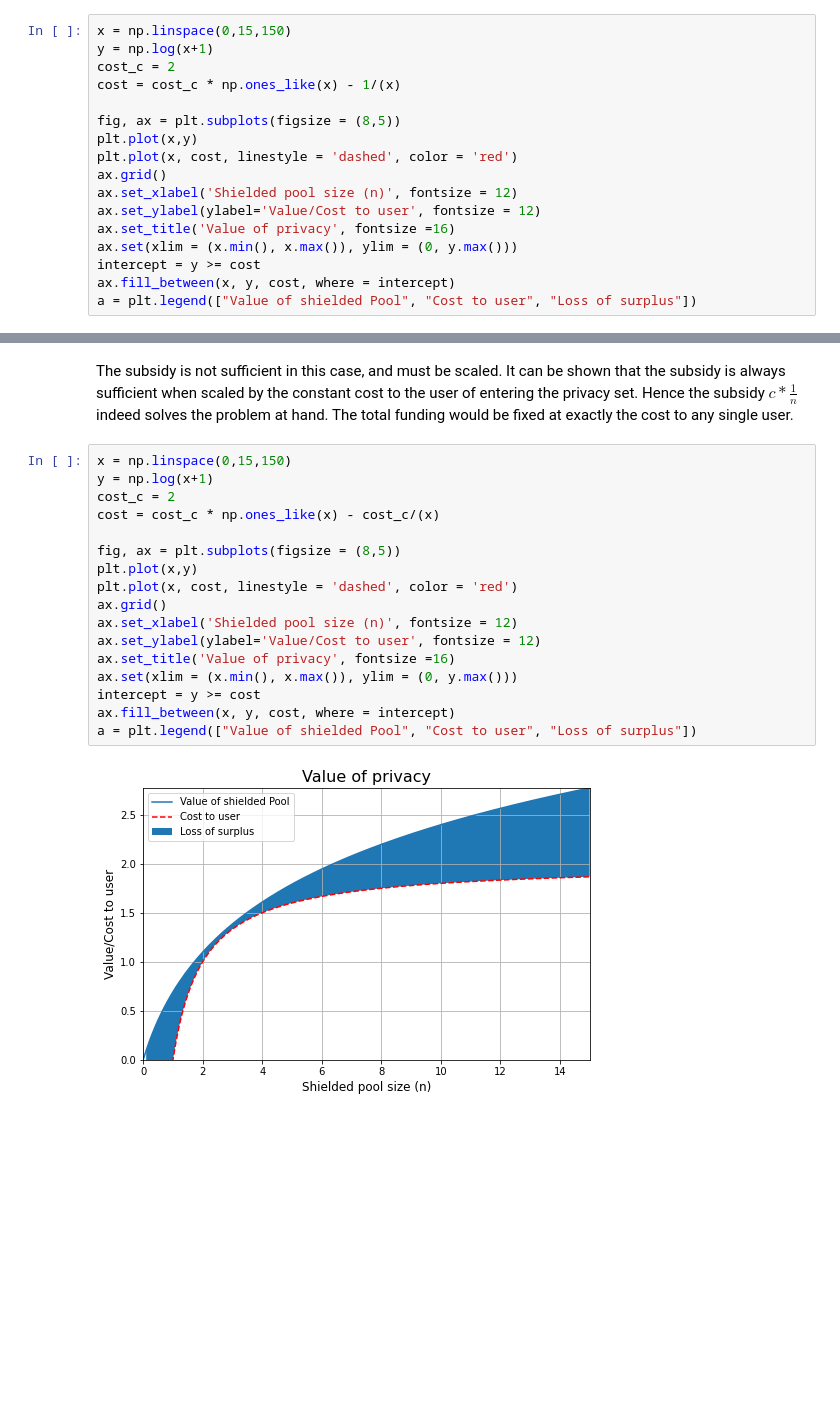
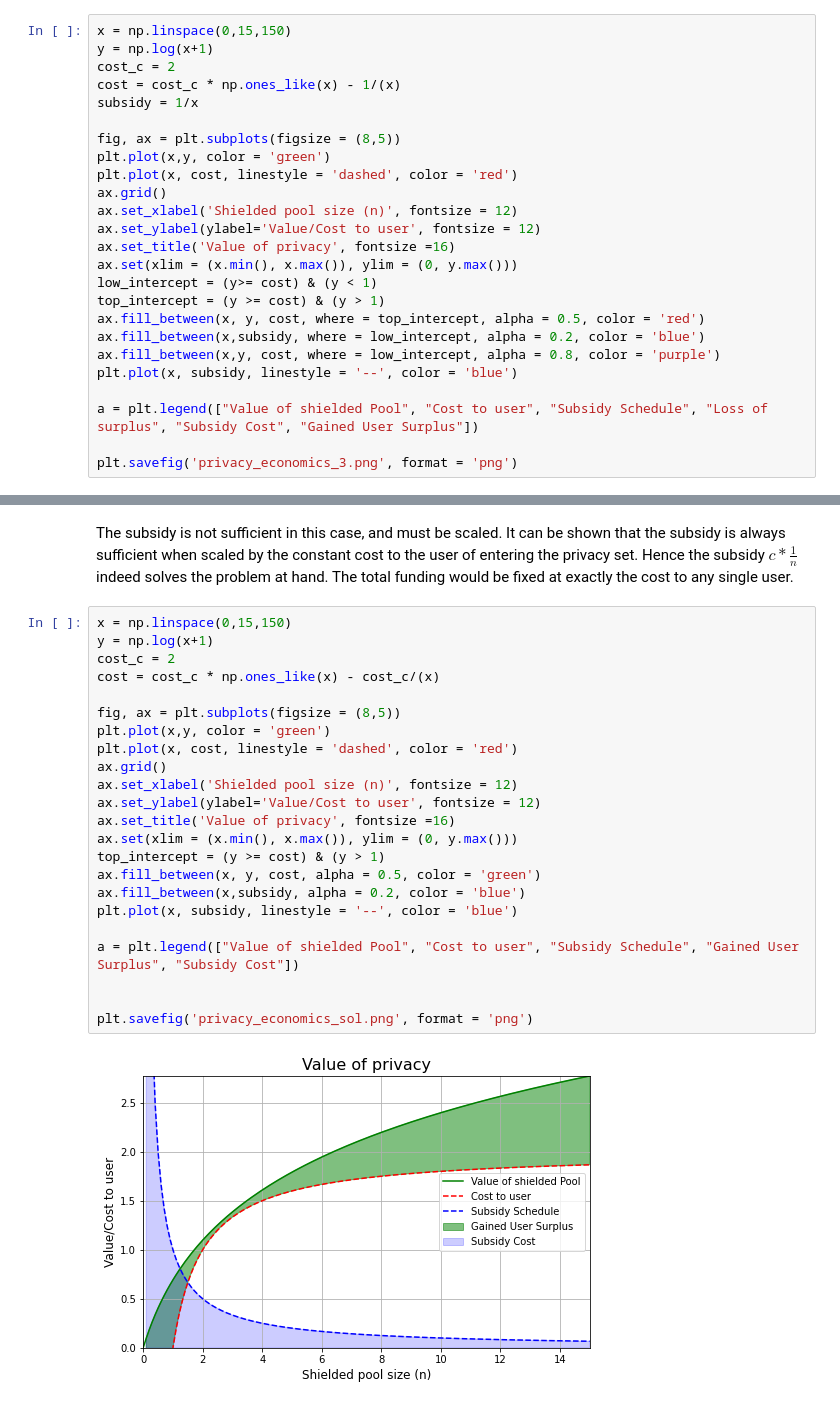
Before and after one commit to bengtlofgren/NamadaPaper, a Jupyter notebook: privacy_public_good.ipynb, the cells around one changed output, grey strips where cells are left out. Saved outputs shown, nothing was run; the diff lists cells and outputs as text; blank space fills up the shorter version.

```diff
--- a/privacy_public_good.ipynb
+++ b/privacy_public_good.ipynb
@@ -59,16 +59,24 @@ x = np.linspace(0,15,150)
 y = np.log(x+1)
 cost_c = 2
 cost = cost_c * np.ones_like(x) - 1/(x)
+subsidy = 1/x
 
 fig, ax = plt.subplots(figsize = (8,5))
-plt.plot(x,y)
+plt.plot(x,y, color = 'green')
 plt.plot(x, cost, linestyle = 'dashed', color = 'red')
 ax.grid()
 ax.set_xlabel('Shielded pool size (n)', fontsize = 12)
 ax.set_ylabel(ylabel='Value/Cost to user', fontsize = 12)
 ax.set_title('Value of privacy', fontsize =16)
 ax.set(xlim = (x.min(), x.max()), ylim = (0, y.max()))
-intercept = y >= cost
-ax.fill_between(x, y, cost, where = intercept)
-a = plt.legend(["Value of shielded Pool", "Cost to user", "Loss of surplus"])
+low_intercept = (y>= cost) & (y < 1)
+top_intercept = (y >= cost) & (y > 1)
+ax.fill_between(x, y, cost, where = top_intercept, alpha = 0.5, color = 'red')
+ax.fill_between(x,subsidy, where = low_intercept, alpha = 0.2, color = 'blue')
+ax.fill_between(x,y, cost, where = low_intercept, alpha = 0.8, color = 'purple')
+plt.plot(x, subsidy, linestyle = '--', color = 'blue')
+
+a = plt.legend(["Value of shielded Pool", "Cost to user", "Subsidy Schedule", "Loss of surplus", "Subsidy Cost", "Gained User Surplus"])
+
+plt.savefig('privacy_economics_3.png', format = 'png')
 # %% [output]
@@ -78,19 +86,25 @@ The subsidy is not sufficient in this case, and must be scaled. It can be shown
 # %%
 x = np.linspace(0,15,150)
 y = np.log(x+1)
 cost_c = 2
 cost = cost_c * np.ones_like(x) - cost_c/(x)
 
 fig, ax = plt.subplots(figsize = (8,5))
-plt.plot(x,y)
+plt.plot(x,y, color = 'green')
 plt.plot(x, cost, linestyle = 'dashed', color = 'red')
 ax.grid()
 ax.set_xlabel('Shielded pool size (n)', fontsize = 12)
 ax.set_ylabel(ylabel='Value/Cost to user', fontsize = 12)
 ax.set_title('Value of privacy', fontsize =16)
 ax.set(xlim = (x.min(), x.max()), ylim = (0, y.max()))
-intercept = y >= cost
-ax.fill_between(x, y, cost, where = intercept)
-a = plt.legend(["Value of shielded Pool", "Cost to user", "Loss of surplus"])
+top_intercept = (y >= cost) & (y > 1)
+ax.fill_between(x, y, cost, alpha = 0.5, color = 'green')
+ax.fill_between(x,subsidy, alpha = 0.2, color = 'blue')
+plt.plot(x, subsidy, linestyle = '--', color = 'blue')
+
+a = plt.legend(["Value of shielded Pool", "Cost to user", "Subsidy Schedule", "Gained User Surplus", "Subsidy Cost"])
+
+
+plt.savefig('privacy_economics_sol.png', format = 'png')
 # %% [output]
-[figure, old version]
+[figure, new version]
```
Also changed, not shown: parts of 4 cells of this notebook.
